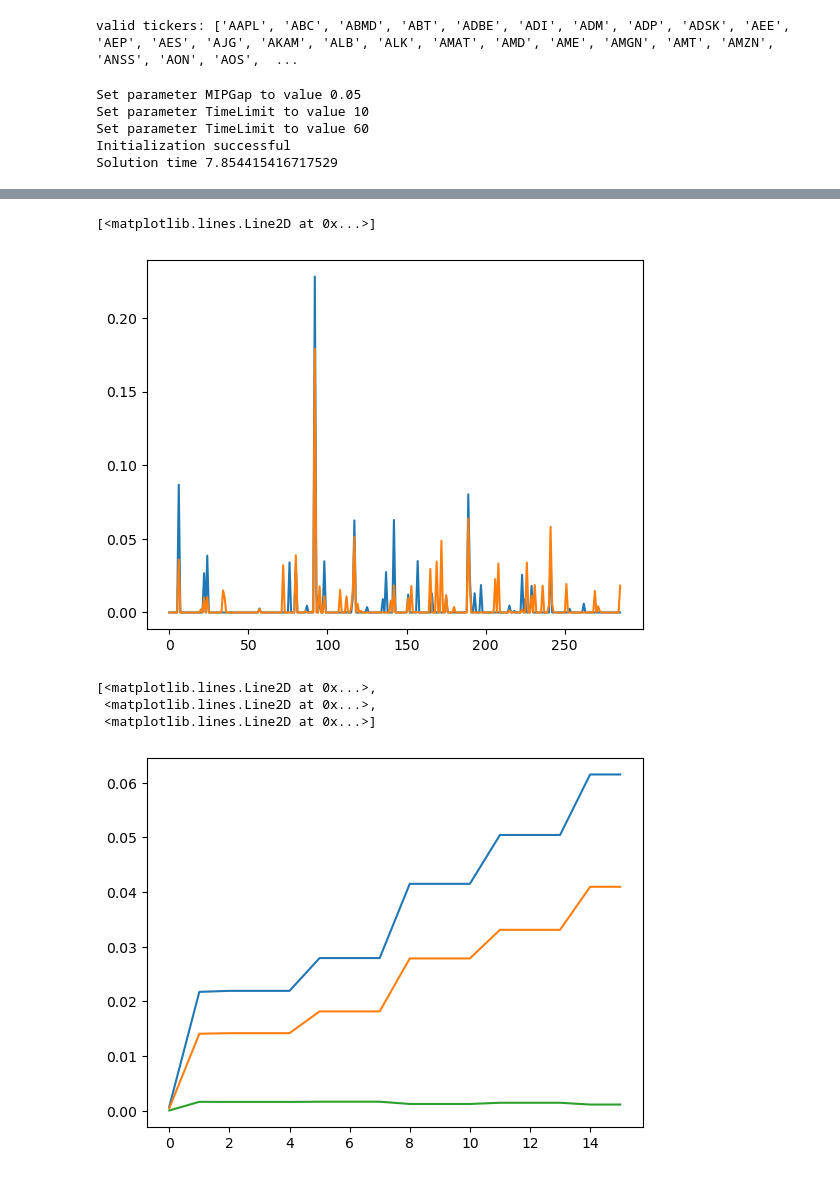
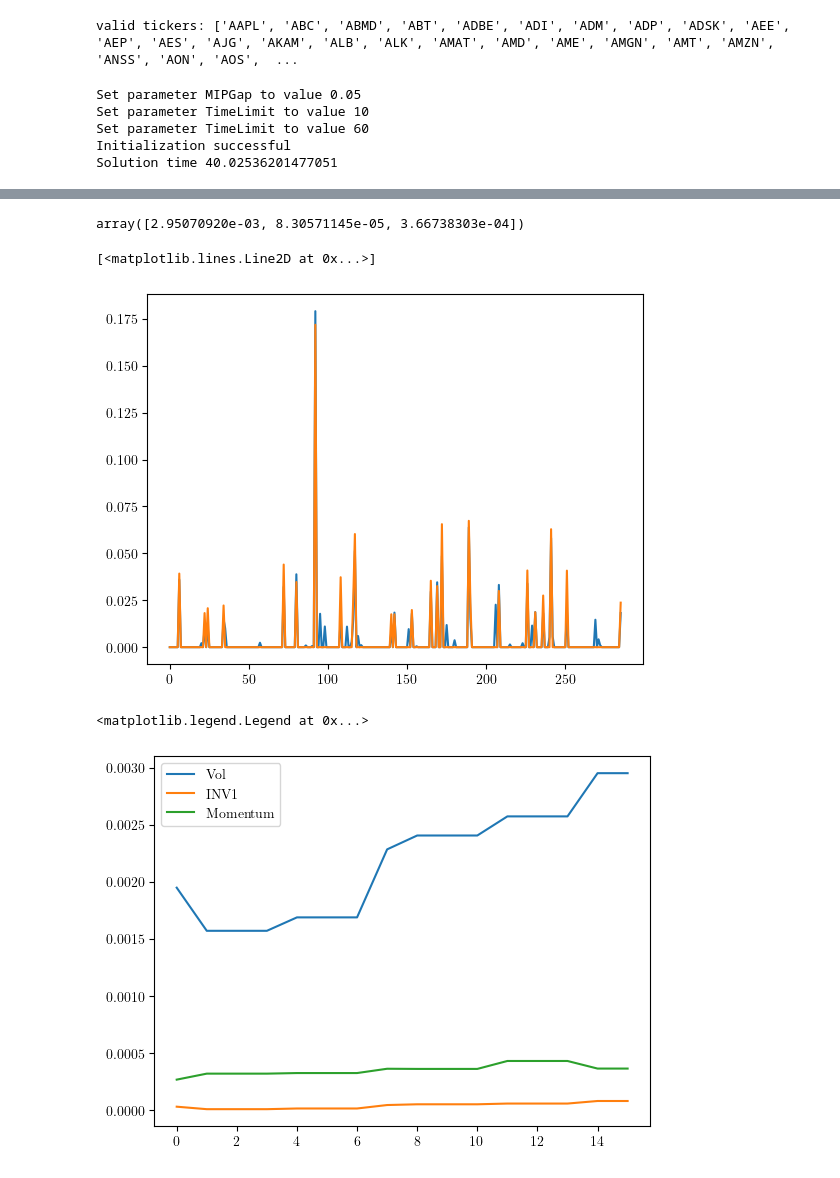
Before and after one commit to davidislip/integrated-svm-mvo, a Jupyter notebook: 3.1 Joint Optimization - PADM.ipynb, the cells around one changed output, grey strips where cells are left out. Saved outputs shown, nothing was run; the diff lists cells and outputs as text; code cells hidden in the pictures.

```diff
--- a/3.1 Joint Optimization - PADM.ipynb
+++ b/3.1 Joint Optimization - PADM.ipynb
@@ -37,7 +34,6 @@ Timestamp('2000-07-01 00:00:00')
 # %%
 #convenient function
 sign = lambda a: int((a>0)) - int((a<0))
-
 #preprocessing
 cov_, mean_ = forecasts[mth]
 N = len(mean_)
@@ -48,33 +44,34 @@ print("valid tickers:", tics)
 
 #get the wharton research data for the valid tickers for the month
 wrds_tics = wrds_svm[wrds_svm.index.get_level_values('tic').isin(tics)].xs(mth, level="MonthStart")
-cols = ['INV3', 'PRO6', 'INV1']
+cols = ['Vol','INV1', 'Momentum']
 Y = wrds_tics.loc[:,cols] # Y matrix in formulation
 
 def padm_data_treatment(Y):
-    Y.INV1 = -1*Y.INV1
+    temp_vol = -1*Y.Vol.copy()
     # Y['Momentum'] = wrds_tics.Momentum
     #restrict the wharton research data to the columns of interest
     Y_ =  (Y - Y.mean(axis=0))/(Y.std(axis=0)) #scale the features
+    Y_['Vol'] = temp_vol/temp_vol.std(axis=0)
     return Y_
 
 Y = padm_data_treatment(Y)
 
 ret_constr = 0.01 #no return constraint
-soft_margin = 1000 #large preference for separation feasibility
+soft_margin = 1 #large preference for separation feasibility
 
-name = "no_tlim"
+name = "no_neg"
 ratio = 0.7 #% of assets
 card_desc = "Card07"
 
-turnover_descs = ["0_75", "1", "1_25"]
-turnovers = [0.75/6, 1.00/6, 1.25/6] #divide by 6!
+turnover_descs = ["1"] #["0_75", "1", "1_25"]
+turnovers = [1/6] #[0.75/6, 1.00/6, 1.25/6] #divide by 6!
 AssetLim = math.floor(N*ratio)
 epsilon = 1e-3 #epsilon hyper-parameter
 non_negativity_setting = True #set the hyperplane to have a normal in the non-negative orthant
-ratios = [0.1, 0.3, 0.5, 0.7, 0.9]
+ratios = [0.7] #[0.1, 0.3, 0.5, 0.7, 0.9]
             #SVM Heavy to not heavy
-epsilons = [1e-2, 1e-3] # is no SVM consideration
+epsilons = [1e-3] # is no SVM consideration
 epsilons_desc = {1e-2:"eps negative 2", 1e-3:"eps negative 3", 1e-4:"eps negative 4", 1e-5:"eps negative 5"}
 card_desc_list = {0.1:"Card01", 0.3:"Card03", 0.5:"Card05", 0.7:"Card07", 0.9:"Card09"}
 
@@ -83,7 +80,7 @@ dpi_setting = 150
 valid tickers: ['AAPL', 'ABC', 'ABMD', 'ABT', 'ADBE', 'ADI', 'ADM', 'ADP', 'ADSK', 'AEE', 'AEP', 'AES', 'AJG', 'AKAM', 'ALB', 'ALK', 'AMAT', 'AMD', 'AME', 'AMGN', 'AMT', 'AMZN', 'ANSS', 'AON', 'AOS',  ...
 # %%
 MVO_ = MVO(tics, mean, cov, ret_constr, Y, AssetLim, epsilon=epsilon)
-SVM_ = SVM(tics, Y , soft_margin, non_neg = non_negativity_setting, epsilon=epsilon)
+SVM_ = SVM(tics, Y , soft_margin*np.ones_like(mean), non_neg = non_negativity_setting, epsilon=epsilon)
 SVM_MVO_Fast = SVM_MVO_ADM(MVO_, SVM_, IterLim = 3, ParamLim = 5)
 SVM_MVO_Fast.MVO_.model.params.MIPGap = 0.05
 SVM_MVO_Fast.MVO_.model.params.timelimit = 10
@@ -102,7 +99,7 @@ Set parameter MIPGap to value 0.05
 Set parameter TimeLimit to value 10
 Set parameter TimeLimit to value 60
 Initialization successful
-Solution time 7.854415416717529
+Solution time 40.02536201477051
 # %%
 MVO2 = SVMMVO(tics, mean, cov, ret_constr, soft_margin, Y, AssetLim,\
              svm_choice = (False, False), print_var_frntr= False, cardinality = True) #define an instance of the class
@@ -127,19 +124,22 @@ Optimal solution found (tolerance 1.00e-04)
 Best objective 6.862429851915e-04, best bound 6.862429851915e-04, gap 0.0000%
 Warning: constraint name "z force x[0]" has a space
 Warning: general constraint name "indicator constraint" has a space
+# %%
+SVM_MVO_Fast.w.x
+# %% [output]
+array([2.95070920e-03, 8.30571145e-05, 3.66738303e-04])
 # %%
+plt.plot(MVO2.x.x)
 plt.plot(SVM_MVO_Fast.x.x)
-plt.plot(MVO2.x.x)
 # %% [output]
 [<matplotlib.lines.Line2D at 0x...>]
-[figure, old version]
+[figure, new version]
 # %%
 plt.plot(ws)
+plt.legend(cols)
 # %% [output]
-[<matplotlib.lines.Line2D at 0x...>,
- <matplotlib.lines.Line2D at 0x...>,
- <matplotlib.lines.Line2D at 0x...>]
+<matplotlib.legend.Legend at 0x...>
-[figure, old version]
+[figure, new version]
 # %%
 # plt.plot(SVM_MVO_Slck.w.x, label = 'Slack')
 plt.plot(SVM_MVO_Fast.w.x, label= 'ADM')
```
Also changed, not shown: parts of 5 cells of this notebook, 3 other files.
